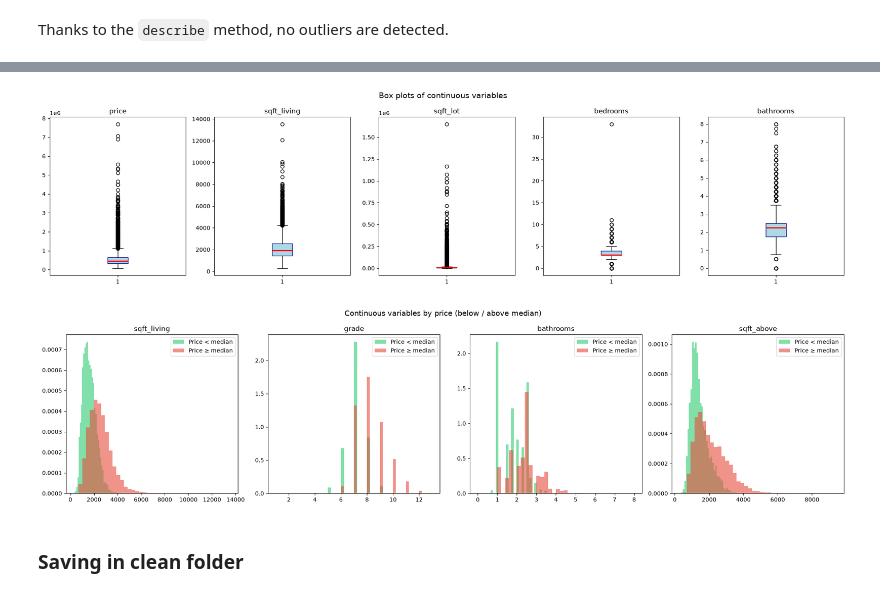
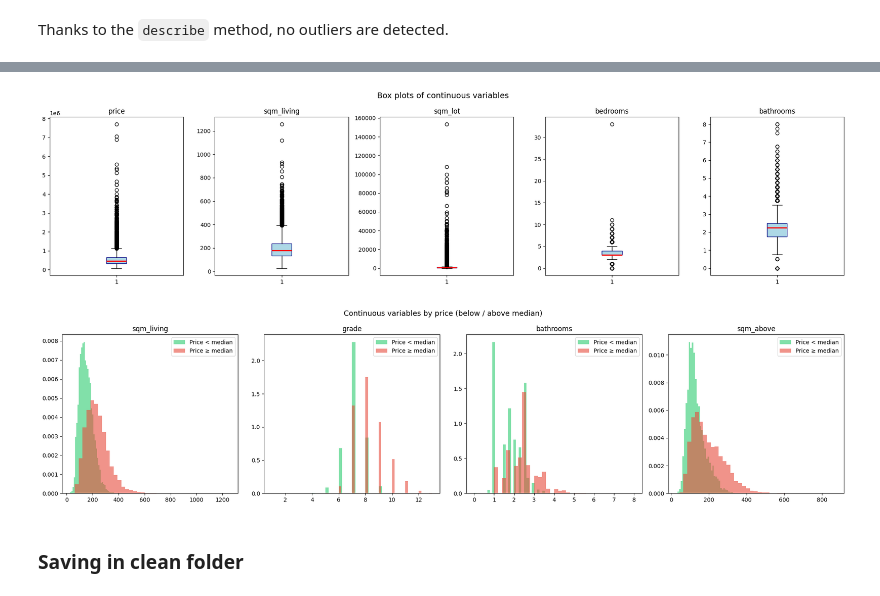
Before and after one commit to axel-achart/apartment-hunter, a Jupyter notebook: notebook.ipynb, the cells around one changed output, grey strips where cells are left out. Drawn from its saved outputs; the diff is of its cells as text; code cells hidden in the pictures.

```diff
--- a/notebook.ipynb
+++ b/notebook.ipynb
@@ -51,4 +51,13 @@ waterfront       0
 # %% [markdown]
 ### Standardization columns (names and types)
 # %%
-df_new = df.drop('date', axis=1)
+renovation_outlier = df[(df['yr_renovated'] != 0) & (df['yr_renovated'] < df['yr_built'])]
+rooms_outlier = df[(df["bathrooms"] > df["bedrooms"] + 2)]
+
+print(len(renovation_outlier),len(rooms_outlier))
+rooms_outlier.head()
+df.drop(index=rooms_outlier.index)
+
+
+df = df.drop('date', axis=1)
+df = df.drop('id',axis=1)
@@ -54,0 +66,4 @@ df_new = df.drop('date', axis=1)
+# %%
+df["price_per_living_sqft"]=df["price"]/df['sqft_living']
+df["price_per_lot_sqft"]=df["price"]/df['sqft_lot']
+df.describe()
@@ -54,0 +81,10 @@ df_new = df.drop('date', axis=1)
+# %%
+df['sqm_living']=df['sqft_living']* 0.092903
+df['sqm_lot']=df['sqft_lot']* 0.092903
+df['sqm_basement']=df['sqft_basement']* 0.092903
+df['sqm_living15']=df['sqft_living15']* 0.092903
+df['sqm_price_per_lot']=df['price_per_lot_sqft']* 0.092903
+df['sqm_price_per_living']=df['price_per_living_sqft']* 0.092903
+df['sqm_lot15']=df['sqft_lot15']* 0.092903
+df['sqm_above']=df['sqft_above']* 0.092903
+df = df.drop(columns=["sqft_above", 'sqft_living', 'sqft_lot', 'sqft_basement', 'sqft_living15', 'price_per_lot_sqft', 'price_per_living_sqft', 'sqft_lot15'])
@@ -76,7 +127,7 @@ categoricals = ['bedrooms', 'floors', 'waterfront', 'view', 'condition', 'grade'
 titles = ['Bedrooms', 'Floors', 'Waterfront (0/1)', 'View (0-4)', 'Condition (1-5)', 'Grade (1-13)']
 
 for ax, col, title in zip(axes.flatten(), categoricals, titles):
-    counts = df_new[col].value_counts().sort_index()
+    counts = df[col].value_counts().sort_index()
     ax.bar(range(len(counts)), counts.values, color='steelblue', edgecolor='black')
     ax.set_title(title)
     ax.set_xticks(range(len(counts)))
@@ -89,9 +140,9 @@ plt.show()
 fig, axes = plt.subplots(1, 5, figsize=(18, 5))
 fig.suptitle("Distribution of continuous variables", fontsize=14)
 for ax, col, color in zip(axes,
-                           ['sqft_living', 'sqft_lot', 'sqft_above', 'yr_built', 'yr_renovated'],
+                           ['sqm_living', 'sqm_lot', 'sqm_above', 'yr_built', 'yr_renovated'],
                            ['cornflowerblue', 'mediumpurple', 'coral', 'tomato', 'tomato']):
-    ax.hist(df_new[col], bins=40, color=color, edgecolor='black', alpha=0.8)
+    ax.hist(df[col], bins=40, color=color, edgecolor='black', alpha=0.8)
     ax.set_title(col)
 plt.tight_layout()
 plt.show()
@@ -99,13 +150,13 @@ plt.show()
 
 
 plt.figure(figsize=(5, 4))
-plt.hist(df_new['price'], bins=60, color='#2ecc71', edgecolor='black')
+plt.hist(df['price'], bins=60, color='#2ecc71', edgecolor='black')
 plt.title("Distribution of the target variable")
 plt.xlabel("Price ($)")
 plt.ylabel("Number of houses")
 plt.tight_layout()
 plt.show()
-print(f"Price statistics : {df_new['price'].describe().round(0).to_dict()}")
+print(f"Price statistics : {df['price'].describe().round(0).to_dict()}")
 # %% [output]
 [figure]
 [figure]
@@ -114,29 +165,29 @@ Price statistics : {'count': 21613.0, 'mean': 540088.0, 'std': 367127.0, 'min':
 # %%
 fig, axes = plt.subplots(1, 5, figsize=(20, 5))
 fig.suptitle("Box plots of continuous variables", fontsize=14)
-for ax, col in zip(axes, ['price', 'sqft_living', 'sqft_lot', 'bedrooms', 'bathrooms']):
-    ax.boxplot(df_new[col], patch_artist=True,
+for ax, col in zip(axes, ['price', 'sqm_living', 'sqm_lot', 'bedrooms', 'bathrooms']):
+    ax.boxplot(df[col], patch_artist=True,
                boxprops=dict(facecolor='lightblue', color='navy'),
                medianprops=dict(color='red', linewidth=2))
     ax.set_title(col)
 plt.tight_layout()
 plt.show()
 
 
 fig, axes = plt.subplots(1, 4, figsize=(20, 5))
 fig.suptitle("Continuous variables by price (below / above median)",
              fontsize=13)
-for ax, col in zip(axes, ['sqft_living', 'grade', 'bathrooms', 'sqft_above']):
+for ax, col in zip(axes, ['sqm_living', 'grade', 'bathrooms', 'sqm_above']):
     for val, label, color in [(False, 'Price < median', '#2ecc71'), (True, 'Price ≥ median', '#e74c3c')]:
-        ax.hist(df_new[(df_new['price'] >= df_new['price'].median()) == val][col], bins=40,
+        ax.hist(df[(df['price'] >= df['price'].median()) == val][col], bins=40,
                 alpha=0.6, label=label, color=color, density=True)
     ax.set_title(col)
     ax.legend()
 plt.tight_layout()
 plt.show()
 # %% [output]
-[figure, old version]
+[figure, new version]
-[figure, old version]
+[figure, new version]
 # %% [markdown]
 ### Saving in clean folder
 # %%
```
Also changed, not shown: parts of 6 cells of this notebook, 1 other file.
